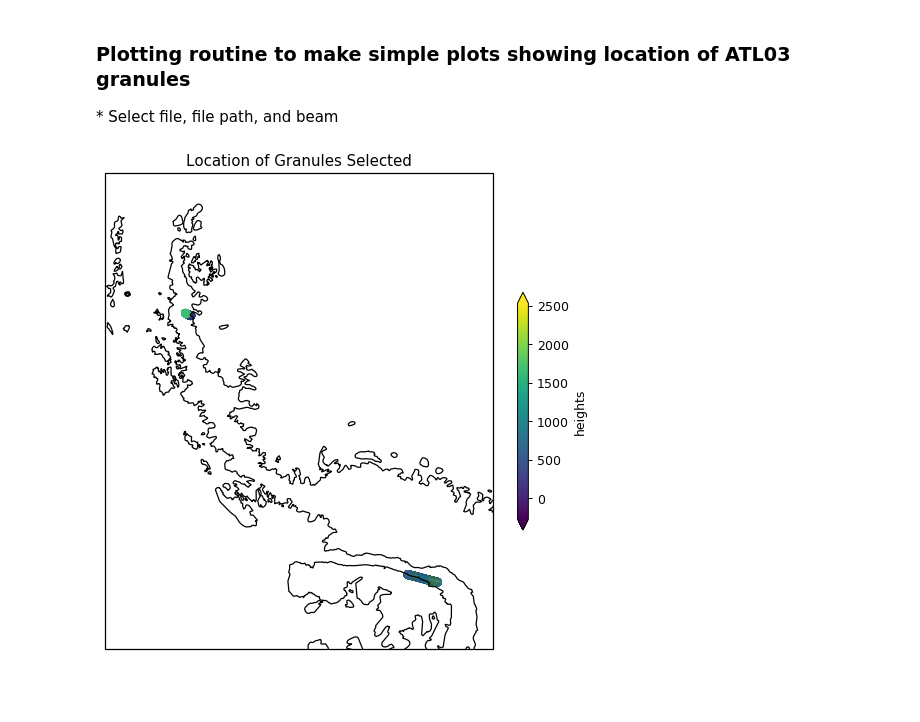
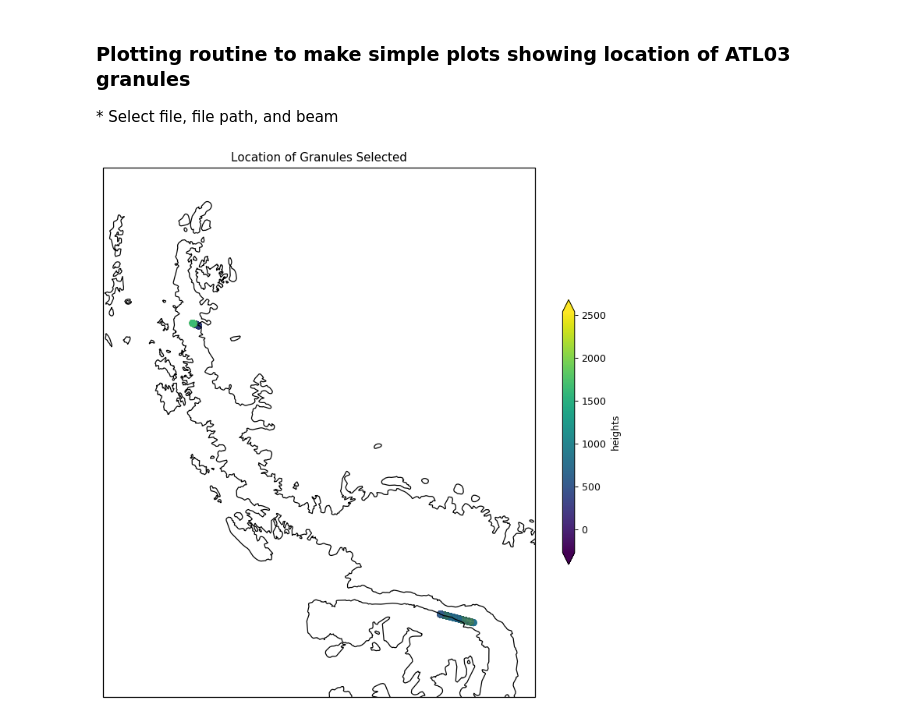
Before and after one commit to ICESAT-2HackWeek/crackup, a Jupyter notebook: Crackup_tutorial.ipynb, the cells around one changed output. Saved outputs shown, nothing was run; the diff lists cells and outputs as text; code cells hidden in the pictures; blank space fills up the shorter version.

```diff
--- a/Crackup_tutorial.ipynb
+++ b/Crackup_tutorial.ipynb
@@ -83,7 +119,5 @@ D99C2A43-6B49-246B-FCEE-264187F33E09
 # %%
-# Input data set ID (e.g. ATL06) of interest here, also known as "short name".
-
-short_name = 'ATL03'
+# Get data:
 
 # Get json response from CMR collection metadata and print results. This provides high-level metadata on a data set or "collection", provide in json format.
 
@@ -102,16 +136,7 @@ versions = [i['version_id'] for i in results['feed']['entry']]
 latest_version = max(versions)
 print(latest_version)
 
-# Input temporal range
-
-# Input start date in yyyy-MM-dd format
-start_date = '2019-02-05'
-# Input start time in HH:mm:ss format
-start_time = '00:00:00'
-# Input end date in yyyy-MM-dd format
-end_date = '2019-02-07'
-# Input end time in HH:mm:ss format
-end_time = '23:59:59'
+print(kml_filepath)
 
 temporal = start_date + 'T' + start_time + 'Z' + ',' + end_date + 'T' + end_time + 'Z'
 print(temporal)
@@ -119,8 +144,7 @@ print(temporal)
 # Use geopandas to read in polygon file
 # Note: a shapefile or geojson, or almost any other vector-based spatial data format could be substituted here.
 
-kml_filepath = str('/home/jovyan/crackup/shapefiles/georgeVI_meltpond-polygon.kml')
-print(kml_filepath)
+
 #Return a GeoDataFrame object
 gdf = gpd.read_file(kml_filepath)
 
@@ -276,8 +300,6 @@ request_mode = 'async'
 
 print(page_num)
 
-API_request = f'{base_url}?short_name={short_name}&version={latest_version}&temporal={temporal}&time={timevar}&polygon={polygon}&Coverage={coverage}&request_mode={request_mode}&page_size={page_size}&page_num={page_num}&token={token}&email={email}'
-
 
 subset_params = {
     'short_name': short_name,
@@ -293,7 +315,7 @@ subset_params = {
     }
 #print(subset_params)
 
-path = str(os.getcwd() + '/Output_files')
+
 if not os.path.exists(path):
     os.mkdir(path)
 
@@ -560,32 +582,32 @@ def getATL03data(fileT, numpyout=False, beam='gt1r'):
 # %%
 #read both files
 dF03= getATL03data(localFilePath, beamStr)    # georgeVI
 dF03_e= getATL03data(localFilePath2, beamStr)  #edgeworth
 
 #plot
 
 coast=shapereader.natural_earth(resolution='10m',category='physical',name='coastline')
 
 coastlines=shapereader.Reader(coast).geometries()
 # Generate a shorted version for mapping purposes
 dF03short=dF03.iloc[::500, :]
 dF03short.head(5)
 
 dF03short_e=dF03_e.iloc[::500, :]
 dF03short_e.head(5)
 var='heights'
 
-plt.figure(figsize=(7,7), dpi= 90)
+plt.figure(figsize=(10,10), dpi= 90)
 # Make a new "NorthPolarStereo" projection instance
 ax = plt.axes(projection=ccrs.SouthPolarStereo(true_scale_latitude=-70))
 plt.scatter(dF03short['lons'], dF03short['lats'],c=dF03short[var], cmap='viridis', transform=ccrs.PlateCarree())
 plt.scatter(dF03short_e['lons'], dF03short_e['lats'],c=dF03short_e[var], cmap='viridis', transform=ccrs.PlateCarree())
 #ax.coastlines()
 ax.add_geometries(coastlines,ccrs.Geodetic(),edgecolor='k',facecolor='none')
 #ax.drawmeridians()
 plt.colorbar(label=var, shrink=0.5, extend='both')
 plt.title('Location of Granules Selected')
 # Limit the map to -60 degrees latitude and below.
 ax.set_extent([-75, -50, -70, -65], ccrs.PlateCarree())
 # %% [output]
-[figure, old version]
+[figure, new version]
```
Also changed, not shown: parts of 6 cells of this notebook.
